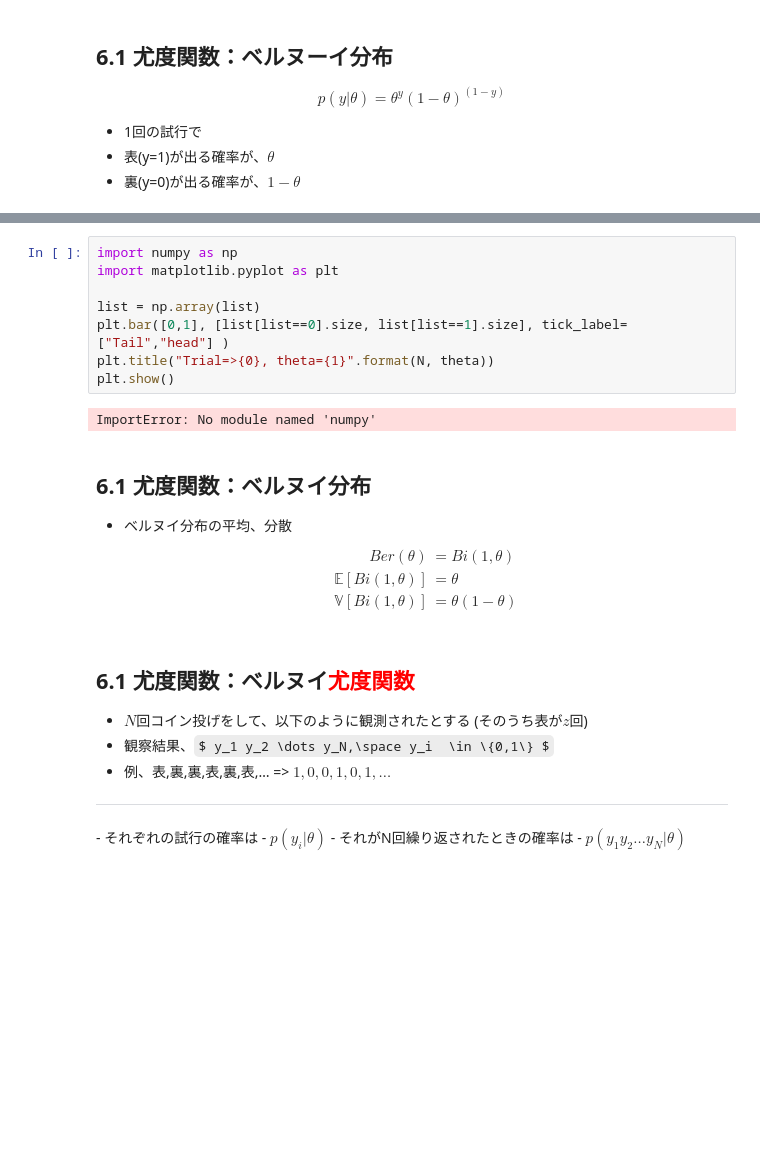
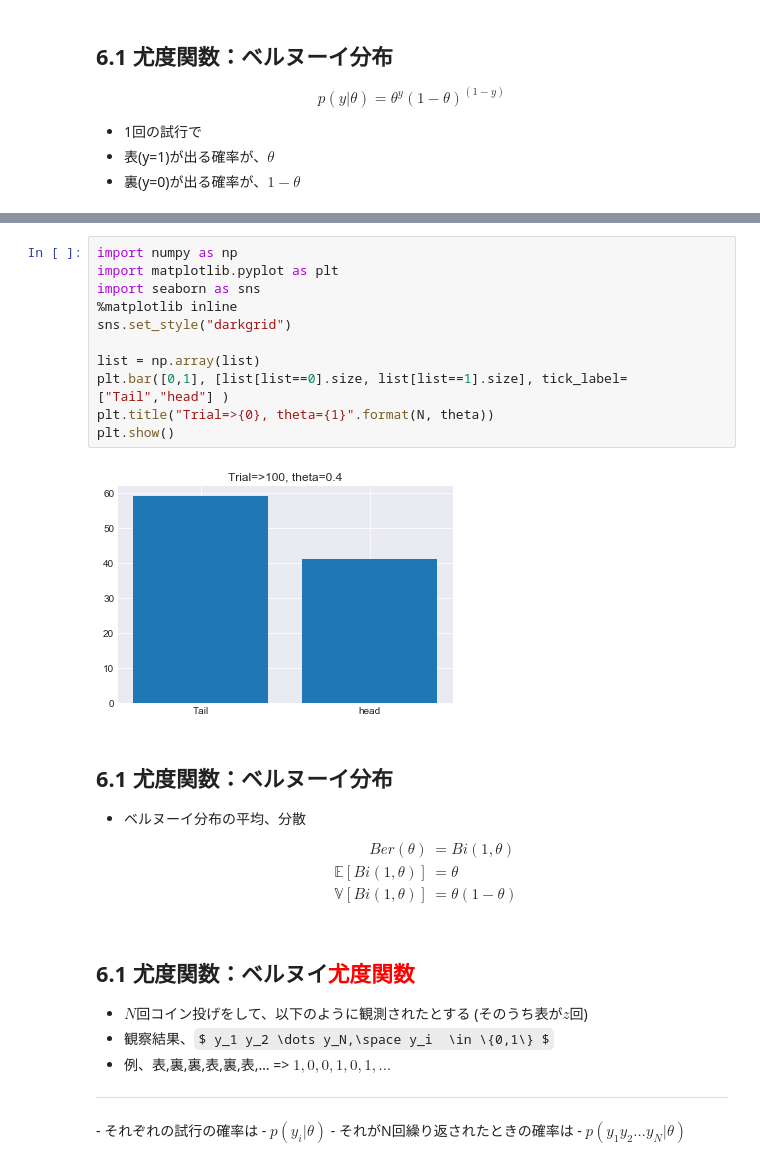
Before and after one commit to takitsuba/inubon, a Jupyter notebook: Chap6/Chap06-py.ipynb, the cells around one changed output, grey strips where cells are left out. Cells and saved outputs as stored; diff of their text form; some formulas as TeX source; blank space fills up the shorter version.

```diff
--- a/Chap6/Chap06-py.ipynb
+++ b/Chap6/Chap06-py.ipynb
@@ -92,16 +92,19 @@ print("合計 = ", sum(list) )
 # %%
 import numpy as np
 import matplotlib.pyplot as plt
+import seaborn as sns
+%matplotlib inline
+sns.set_style("darkgrid")
 
 list = np.array(list)
 plt.bar([0,1], [list[list==0].size, list[list==1].size], tick_label=["Tail","head"] )
 plt.title("Trial=>{0}, theta={1}".format(N, theta))
 plt.show()
 # %% [output]
-ImportError: No module named 'numpy'
+[figure, added]
 # %% [markdown]
-## 6.1 尤度関数：ベルヌイ分布
-- ベルヌイ分布の平均、分散
+## 6.1 尤度関数：ベルヌーイ分布
+- ベルヌーイ分布の平均、分散
 $$
 \begin{align}
 Ber(\theta) &= Bi(1,\theta) \\
```
Also changed, not shown: parts of 3 cells of this notebook.
